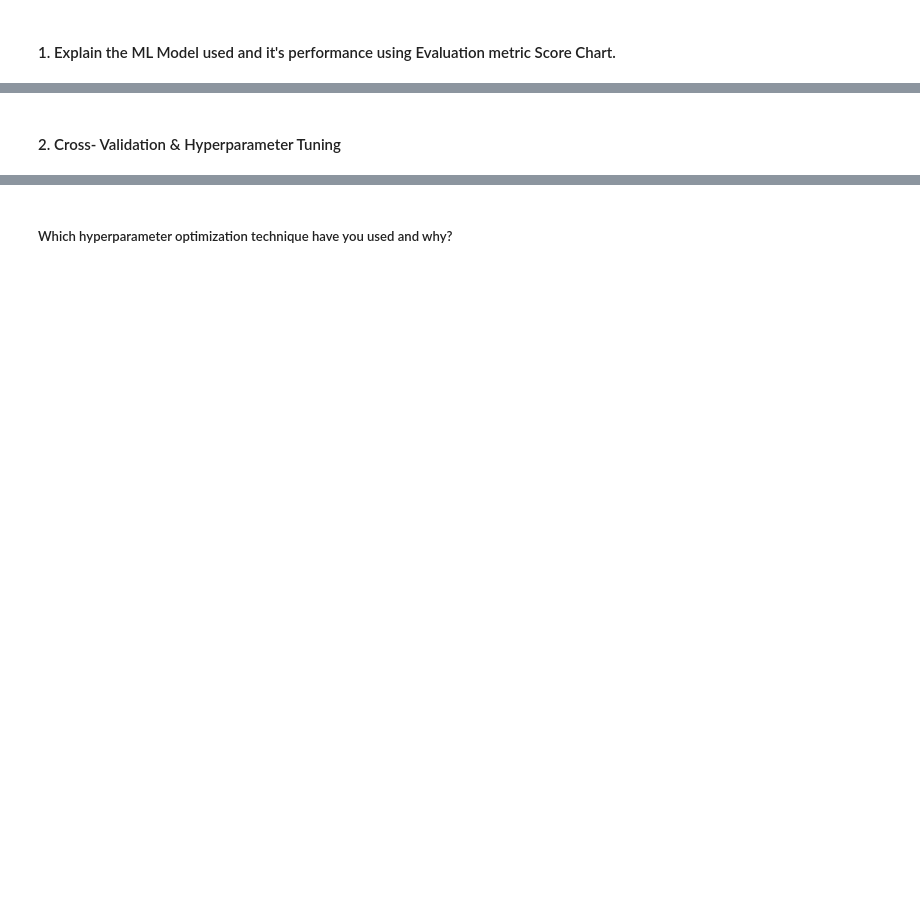
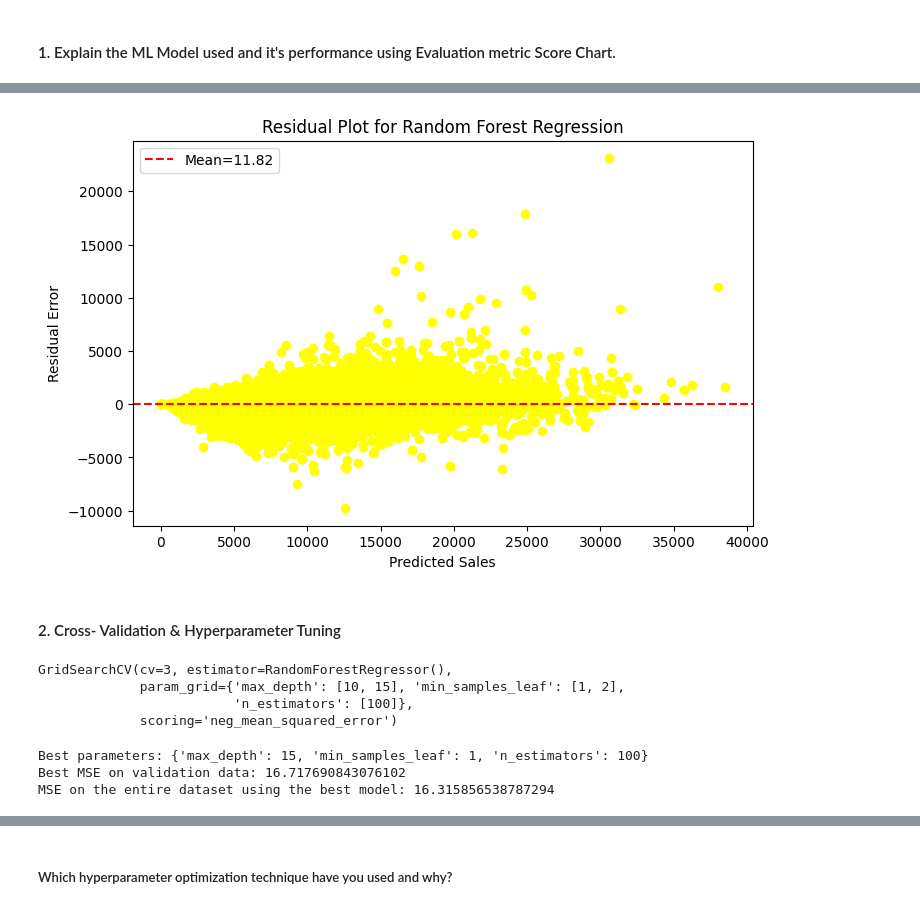
Before and after one commit to abhikr11/Retail_Sales_Prediction, a Jupyter notebook: Retail_Sales_Prediction.ipynb, the cells around one changed output, grey strips where cells are left out. Saved outputs shown, nothing was run; the diff lists cells and outputs as text; code cells hidden in the pictures; blank space fills up the shorter version.

```diff
--- a/Retail_Sales_Prediction.ipynb
+++ b/Retail_Sales_Prediction.ipynb
@@ -2180,3 +2482,16 @@ Answer Here.
+# %%
+# import the Random Forest Regressor library
+from sklearn.ensemble import RandomForestRegressor
+
+# Create a Random Forest Regressor
+rf_regressor = RandomForestRegressor(n_estimators=50)
+
+# fit the regressor with X and Y data
+rf_regressor.fit(X_train, y_train)
+
+# predict on model
+y_train_rf_pred= rf_regressor.predict(X_train)
+y_test_rf_pred= rf_regressor.predict(X_test)
 # %% [markdown]
 #### 1. Explain the ML Model used and it's performance using Evaluation metric Score Chart.
 # %%
@@ -2184,2 +2521,17 @@ Answer Here.
+# %%
+# creating a residual plot by first transfroming the square root back to original values
+residuals = (y_test**2) - (y_test_rf_pred**2)
+res_mean=residuals.mean().round(2)
+plt.figure(figsize=(8,5))
+plt.scatter((y_test**2), residuals,c="yellow")
+plt.title("Residual Plot for Random Forest Regression")
+plt.xlabel('Predicted Sales')
+plt.ylabel('Residual Error')
+
+plt.axhline(y=res_mean, color='red', linestyle='--', label=f"Mean={res_mean}")
+plt.legend()
+plt.show()
+# %% [output]
+[figure, added]
 # %% [markdown]
 #### 2. Cross- Validation & Hyperparameter Tuning
@@ -2191,0 +2538,49 @@ Answer Here.
+# %%
+# Create a Decision Tree Regressor
+rf_grid_regressor = RandomForestRegressor()
+
+# Define a grid of hyperparameters to search
+param_grid = {
+    'n_estimators': [100],
+    'max_depth': [10,15],
+    'min_samples_leaf': [1, 2]
+}
+
+# Initialize GridSearchCV
+grid_rf = GridSearchCV(rf_grid_regressor, param_grid, scoring='neg_mean_squared_error', cv=3)
+
+# Fit the grid search to the training data
+grid_rf.fit(X_train, y_train)
+# %% [output]
+GridSearchCV(cv=3, estimator=RandomForestRegressor(),
+             param_grid={'max_depth': [10, 15], 'min_samples_leaf': [1, 2],
+                         'n_estimators': [100]},
+             scoring='neg_mean_squared_error')
+# %%
+# Predict on the model
+
+# Get the best estimator (fitted model with the best parameters)
+best_grid_rf_model = grid_rf.best_estimator_
+
+# Get the best parameters
+best_grid_rf_parameters = grid_rf.best_params_
+
+# Get the mean squared error (MSE) of the best model on the validation data
+best_grid_rf_mse = -grid_rf.best_score_
+
+# Make train predictions using the best model
+y_train_grid_rf_pred = best_grid_rf_model.predict(X_train)
+
+# Make test predictions using the best model
+y_test_grid_rf_pred = best_grid_rf_model.predict(X_test)
+
+# Evaluate the best model (e.g., using mean squared error)
+grid_rf_mse = mean_squared_error(y_test, y_test_grid_rf_pred)
+
+print("Best parameters:", best_grid_rf_parameters)
+print("Best MSE on validation data:", best_grid_rf_mse)
+print("MSE on the entire dataset using the best model:", grid_rf_mse)
+# %% [output]
+Best parameters: {'max_depth': 15, 'min_samples_leaf': 1, 'n_estimators': 100}
+Best MSE on validation data: 16.717690843076102
+MSE on the entire dataset using the best model: 16.315856538787294
```
Also changed, not shown: parts of 66 cells of this notebook.
